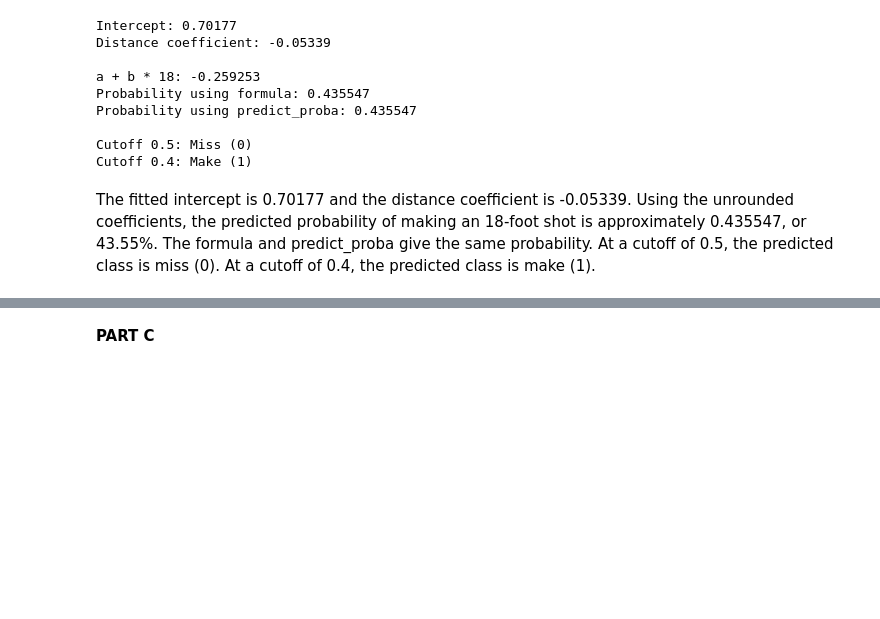
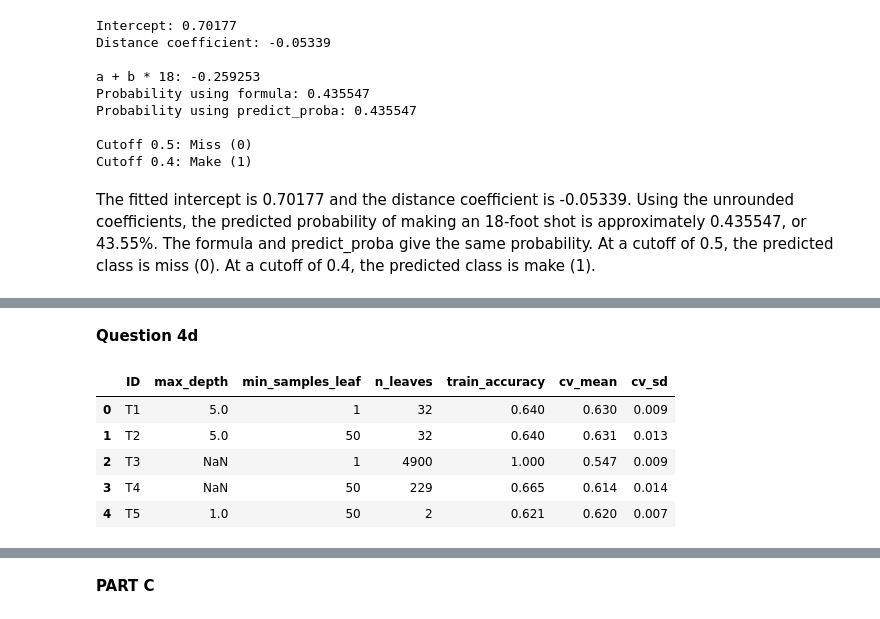
Before and after one commit to contre55/ie332-project-group-, a Jupyter notebook: A2.ipynb, the cells around one changed output, grey strips where cells are left out. Drawn from its saved outputs; the diff is of its cells as text; code cells hidden in the pictures; blank space fills up the shorter version.

```diff
--- a/A2.ipynb
+++ b/A2.ipynb
@@ -331,0 +471,44 @@ The fitted intercept is 0.70177 and the distance coefficient is -0.05339. Using
+# %% [markdown]
+**Question 4d**
+# %%
+
+# Adding T5
+
+t5 = DecisionTreeClassifier(
+    max_depth=1,
+    min_samples_leaf=50,
+    random_state=332
+)
+
+scores_t5 = cross_val_score(
+    t5, X_full_train, y_full_train,
+    cv=5, scoring="accuracy"
+)
+
+# Fit on training
+t5.fit(X_full_train, y_full_train)
+
+# add to existing table
+t5_result = pd.DataFrame([{
+    "ID": "T5",
+    "max_depth": 1,
+    "min_samples_leaf": 50,
+    "n_leaves": t5.get_n_leaves(),
+    "train_accuracy": t5.score(X_full_train, y_full_train),
+    "cv_mean": scores_t5.mean(),
+    "cv_sd": scores_t5.std()
+}])
+
+comparison_q4 = pd.concat(
+    [comparison_q4, t5_result],
+    ignore_index=True
+)
+
+display(comparison_q4.round(3))
+# %% [output]
+|  | ID | max_depth | min_samples_leaf | n_leaves | train_accuracy | cv_mean | cv_sd |
+| 0 | T1 | 5.0 | 1 | 32 | 0.640 | 0.630 | 0.009 |
+| 1 | T2 | 5.0 | 50 | 32 | 0.640 | 0.631 | 0.013 |
+| 2 | T3 | NaN | 1 | 4900 | 1.000 | 0.547 | 0.009 |
+| 3 | T4 | NaN | 50 | 229 | 0.665 | 0.614 | 0.014 |
+| 4 | T5 | 1.0 | 50 | 2 | 0.621 | 0.620 | 0.007 |
```
Also changed, not shown: parts of 12 cells of this notebook.
